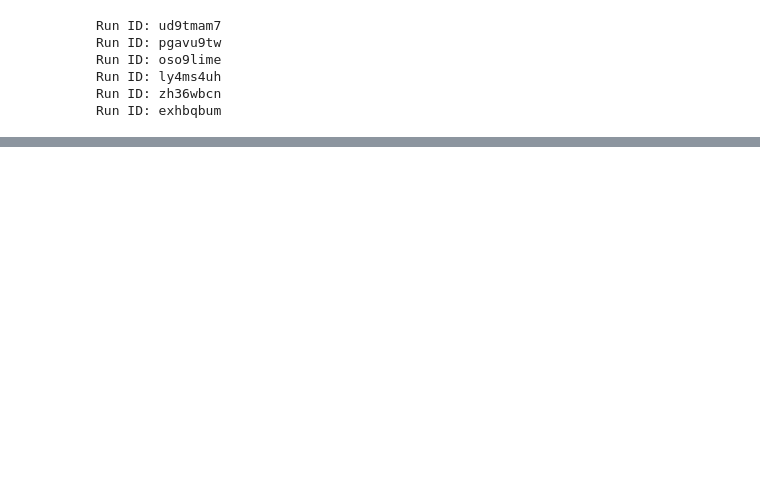
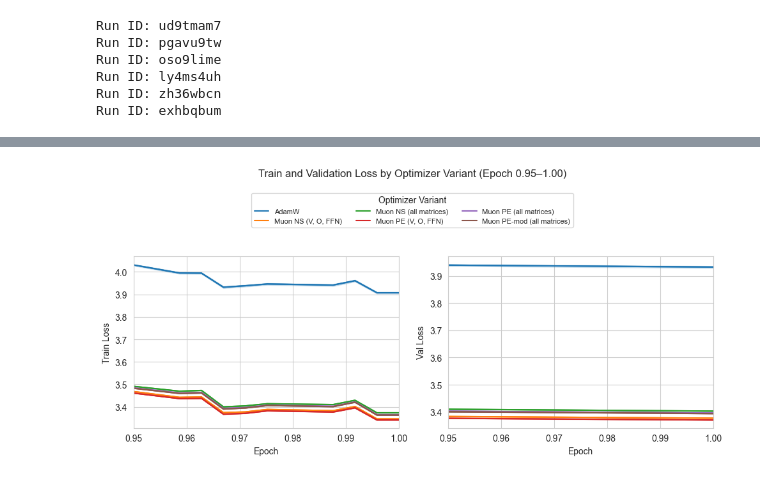
Before and after one commit to nraultwang/cs182-project, a Jupyter notebook: plotting/main.ipynb, the cells around one changed output, grey strips where cells are left out. Cells and saved outputs as stored; diff of their text form; code cells hidden in the pictures; blank space fills up the shorter version.

```diff
--- a/plotting/main.ipynb
+++ b/plotting/main.ipynb
@@ -334,0 +763,3 @@ Plot Saved.
+# %%
+plot_all_variants_from_sweeps(epoch_max=1.0, epoch_window=(0.95, 1.0))
+# %% [output]
@@ -334,0 +768 @@ Plot Saved.
+[figure, added]
```
Also changed, not shown: parts of 16 cells of this notebook, 2 other files.
